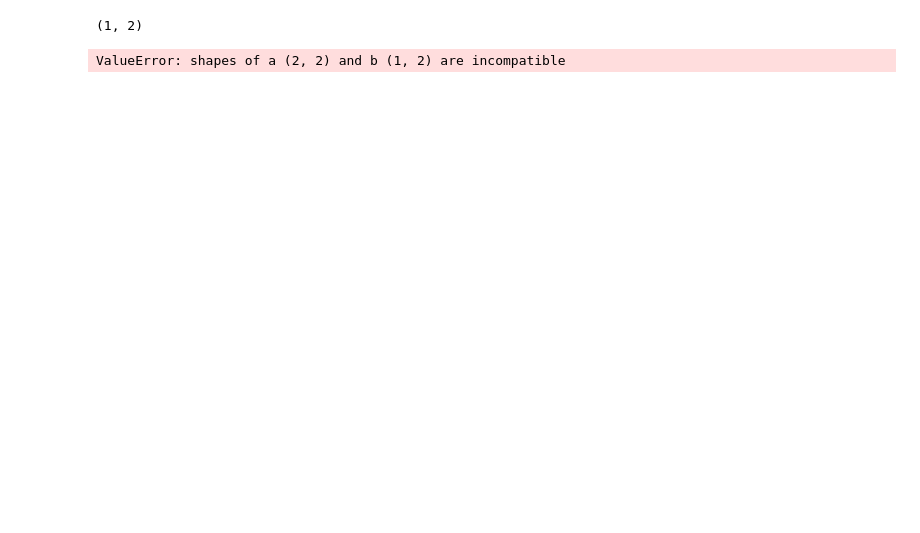
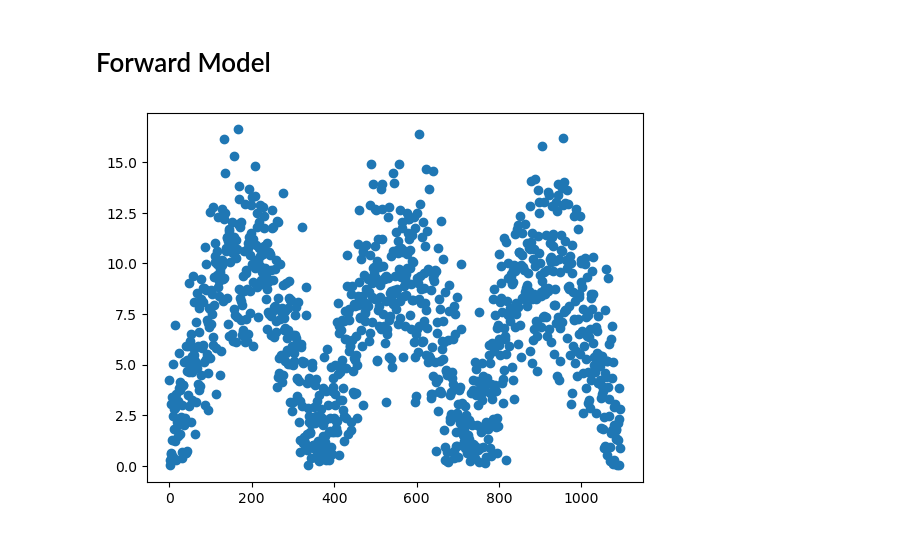
Before and after one commit to arob5/Bayesian-inference-with-surrogates, a Jupyter notebook: experiments/vsem/vsem_experiment.ipynb, the cells around one changed output. Cells and saved outputs as stored; diff of their text form; code cells hidden in the pictures; blank space fills up the shorter version.

Commit message:
Modifications to vsem code

```diff
--- a/experiments/vsem/vsem_experiment.ipynb
+++ b/experiments/vsem/vsem_experiment.ipynb
@@ -46,11 +46,16 @@ prior = TestPrior(rng, d)
 likelihood = TestLikelihood(d)
 # %%
 inv_prob = InvProb(rng, prior, likelihood)
-# %%
-inv_prob.sampler._current_state.primary["u"].shape
-# %% [output]
-(1, 2)
 # %%
-test = inv_prob.sample_posterior(n_samp=10000)
+samp, trace_plot = inv_prob.sample_posterior(n_samp=10000)
+display(trace_plot)
-# %% [output]
-ValueError: shapes of a (2, 2) and b (1, 2) are incompatible
+# %% [markdown]
+# Forward Model
+# %%
+n_days = 365 * 3
+time_steps, driver = vsem.get_PAR_driver(n_days, rng)
+
+plt.plot(time_steps, driver, "o")
+plt.show()
+# %% [output]
+[figure, added]
```
Also changed, not shown: parts of 3 cells of this notebook, 1 other file.
